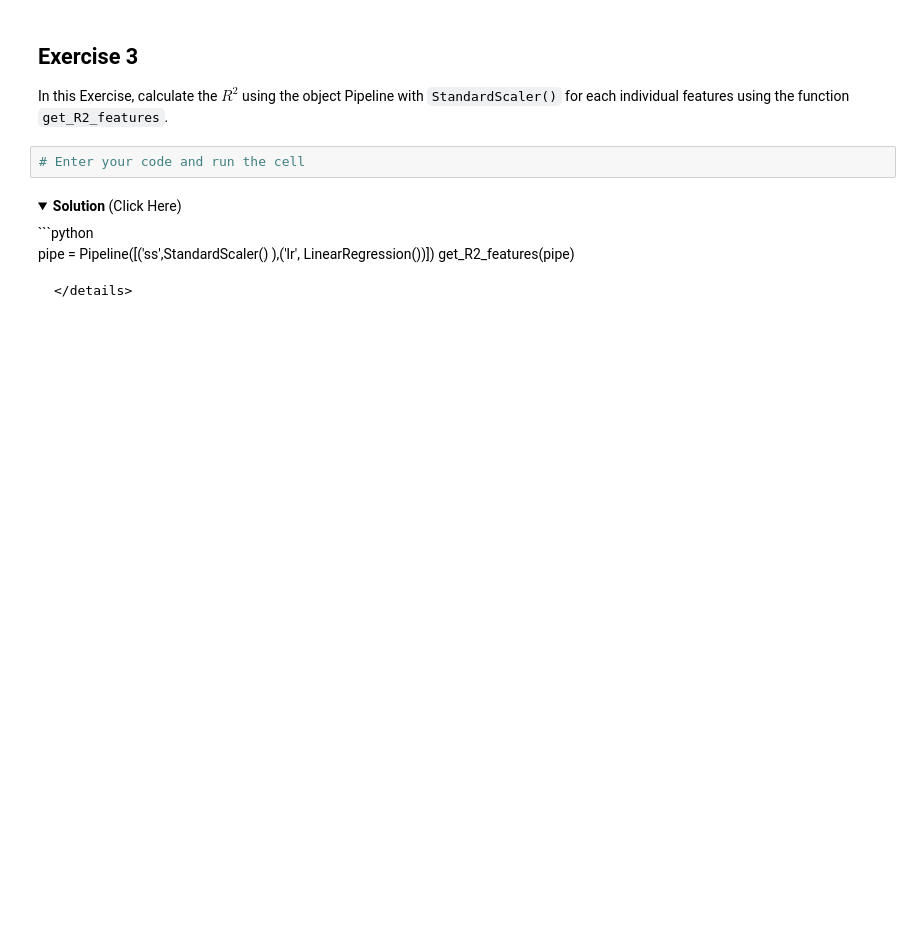
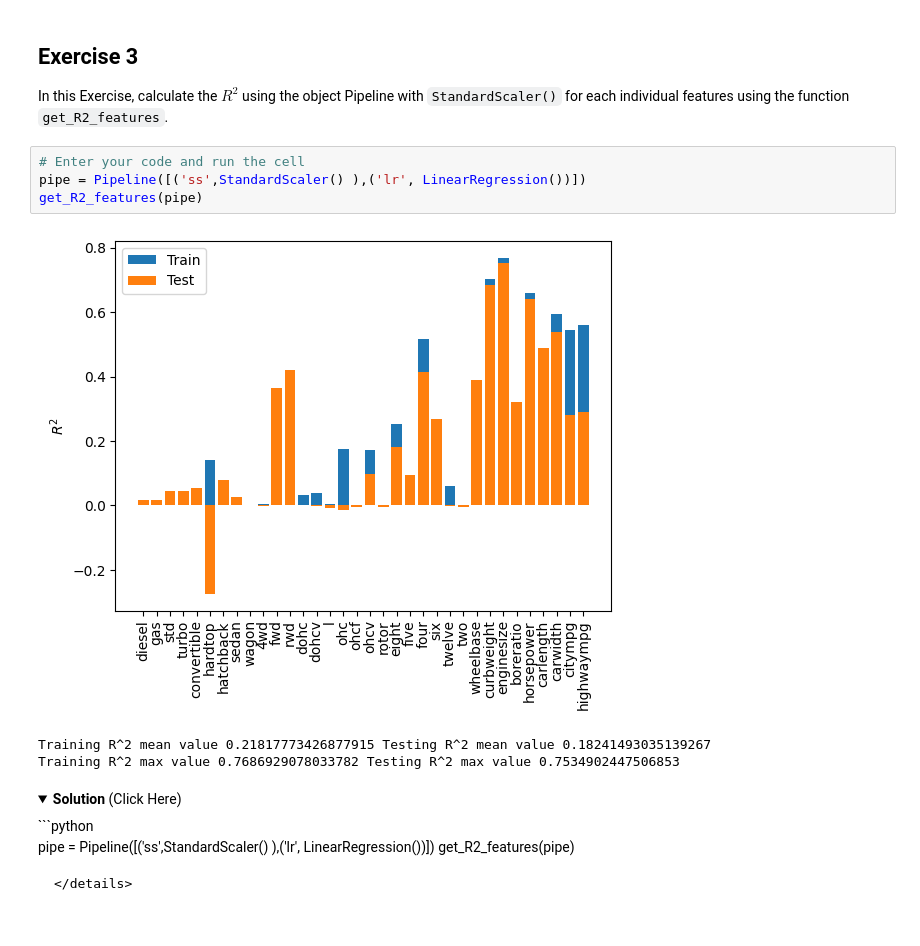
Before and after one commit to sslaquerre07/IBM_Machine_Learning, a Jupyter notebook: course2/module2/Polynomial_Regression.ipynb, the cells around one changed output. Cells and saved outputs as stored; diff of their text form; folded sections open; blank space fills up the shorter version.

````diff
--- a/course2/module2/Polynomial_Regression.ipynb
+++ b/course2/module2/Polynomial_Regression.ipynb
@@ -244,6 +328,12 @@ plot_dis(y_test,predicted)
 In this Exercise, calculate the $R^2$ using the object Pipeline with  ```StandardScaler()``` for each individual features using the function ```get_R2_features```.
 # %%
 # Enter your code and run the cell
+pipe = Pipeline([('ss',StandardScaler() ),('lr', LinearRegression())])
+get_R2_features(pipe)
+# %% [output]
+[figure, added]
+Training R^2 mean value 0.21817773426877915 Testing R^2 mean value 0.18241493035139267
+Training R^2 max value 0.7686929078033782 Testing R^2 max value 0.7534902447506853
 # %% [markdown]
 <details>
 <summary><strong>Solution</strong> (Click Here)</summary>
````
Also changed, not shown: parts of 24 cells of this notebook.
